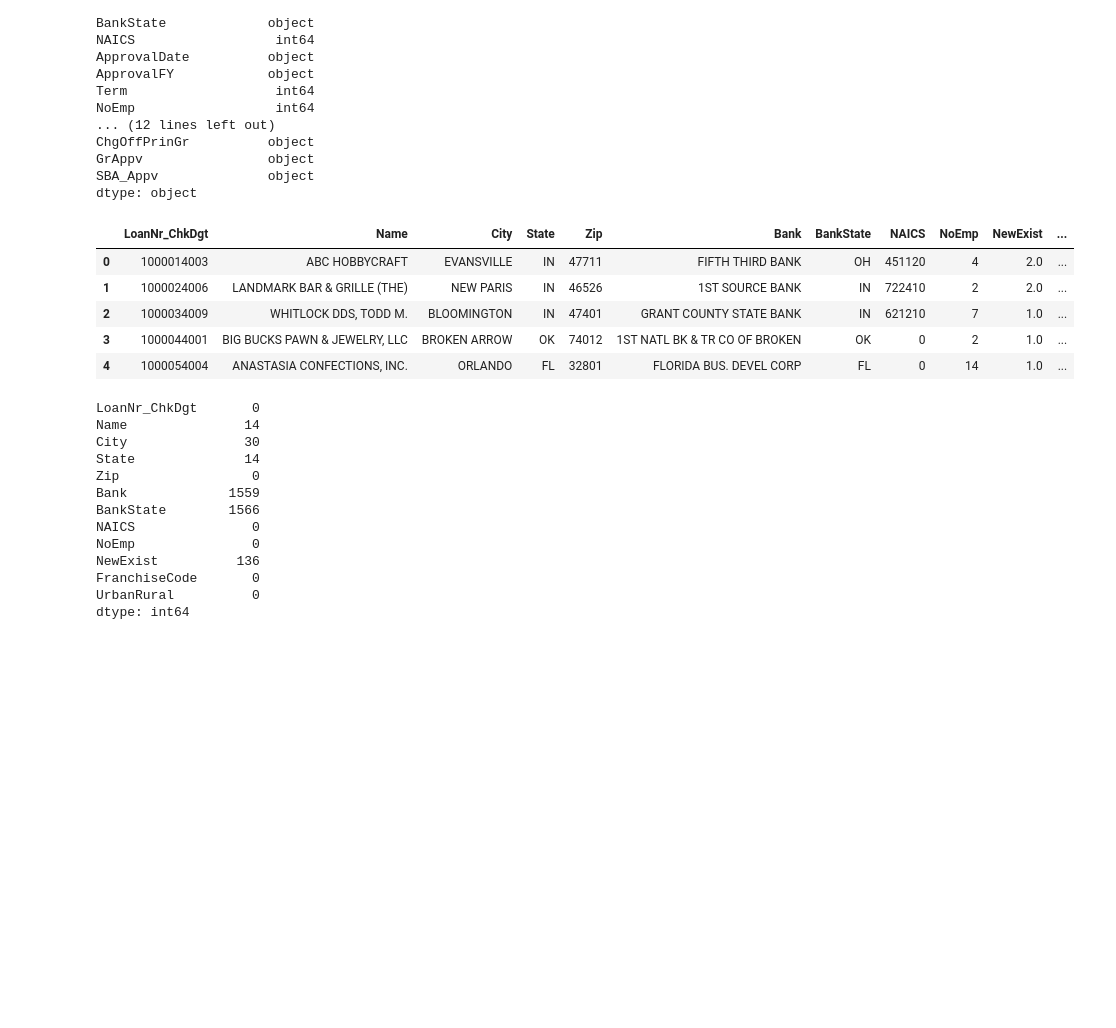
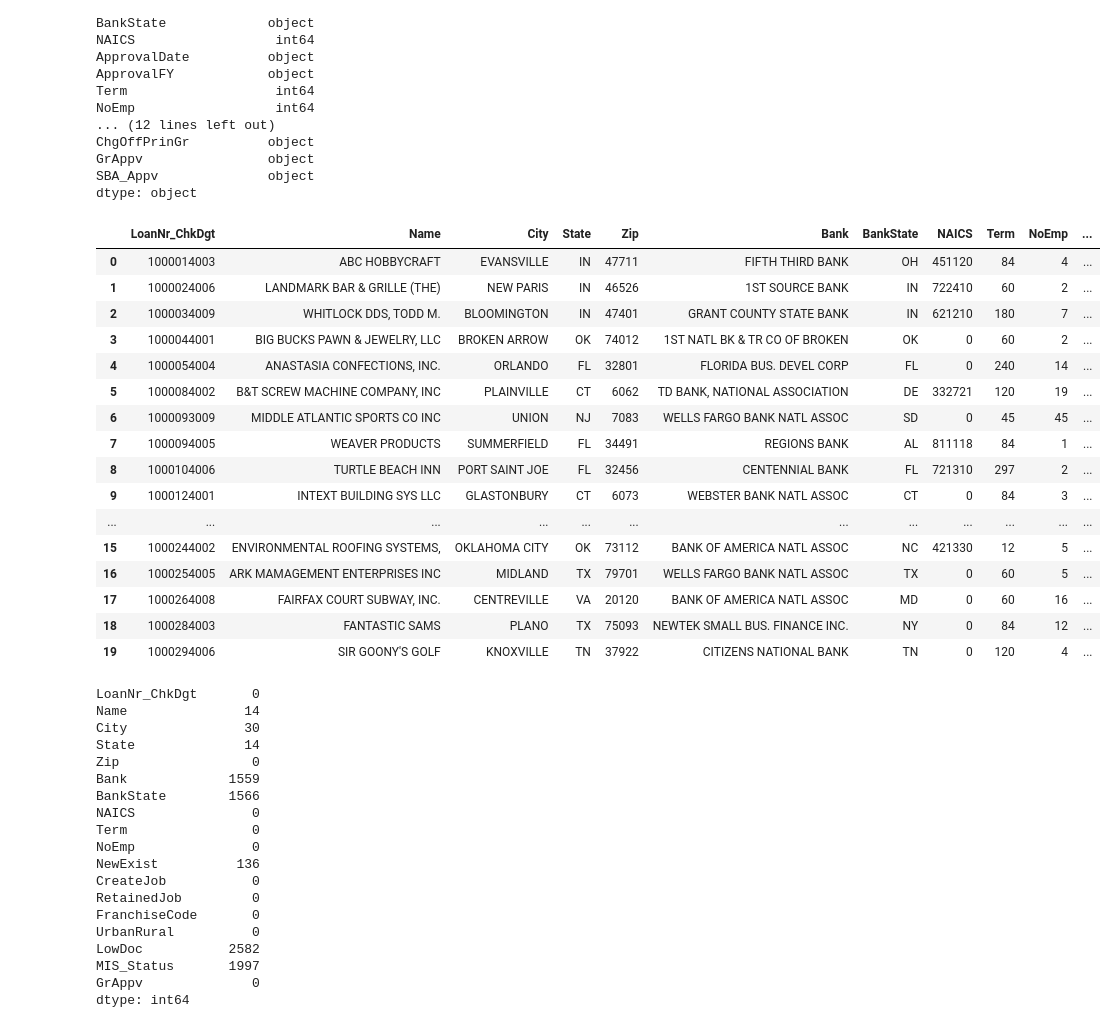
Before and after one commit to RaoufAddeche/Simplon_SBA-modelisation, a Jupyter notebook: clean_data.ipynb, the cells around one changed output. Cells and saved outputs as stored; diff of their text form; code cells hidden in the pictures; blank space fills up the shorter version.

```diff
--- a/clean_data.ipynb
+++ b/clean_data.ipynb
@@ -72,19 +72,31 @@ SBA_Appv              object
 dtype: object
 # %%
 df_cleaned = df.drop([
-    'SBA_Appv', 'GrAppv', 'ChgOffPrinGr', 'MIS_Status', 'BalanceGross',
-    'DisbursementGross', 'DisbursementDate', 'ChgOffDate', 'LowDoc',
-    'RevLineCr', 'RetainedJob', 'CreateJob', 'Term', 'ApprovalFY', 'ApprovalDate'
+    'SBA_Appv', 'ChgOffPrinGr', 'BalanceGross',
+    'DisbursementGross', 'DisbursementDate', 'ChgOffDate',
+    'RevLineCr', 'ApprovalFY', 'ApprovalDate'
 ], axis=1)
+#dropping target leaking columns , 'RetainedJob', 'CreateJob', 'Term'??
 # %%
-df_cleaned.head()
+df_cleaned.head(20)
 # %% [output]
-|  | LoanNr_ChkDgt | Name | City | State | Zip | Bank | BankState | NAICS | NoEmp | NewExist | ... |
-| 0 | 1000014003 | ABC HOBBYCRAFT | EVANSVILLE | IN | 47711 | FIFTH THIRD BANK | OH | 451120 | 4 | 2.0 | ... |
-| 1 | 1000024006 | LANDMARK BAR & GRILLE (THE) | NEW PARIS | IN | 46526 | 1ST SOURCE BANK | IN | 722410 | 2 | 2.0 | ... |
-| 2 | 1000034009 | WHITLOCK DDS, TODD M. | BLOOMINGTON | IN | 47401 | GRANT COUNTY STATE BANK | IN | 621210 | 7 | 1.0 | ... |
-| 3 | 1000044001 | BIG BUCKS PAWN & JEWELRY, LLC | BROKEN ARROW | OK | 74012 | 1ST NATL BK & TR CO OF BROKEN | OK | 0 | 2 | 1.0 | ... |
-| 4 | 1000054004 | ANASTASIA CONFECTIONS, INC. | ORLANDO | FL | 32801 | FLORIDA BUS. DEVEL CORP | FL | 0 | 14 | 1.0 | ... |
+|  | LoanNr_ChkDgt | Name | City | State | Zip | Bank | BankState | NAICS | Term | NoEmp | ... |
+| 0 | 1000014003 | ABC HOBBYCRAFT | EVANSVILLE | IN | 47711 | FIFTH THIRD BANK | OH | 451120 | 84 | 4 | ... |
+| 1 | 1000024006 | LANDMARK BAR & GRILLE (THE) | NEW PARIS | IN | 46526 | 1ST SOURCE BANK | IN | 722410 | 60 | 2 | ... |
+| 2 | 1000034009 | WHITLOCK DDS, TODD M. | BLOOMINGTON | IN | 47401 | GRANT COUNTY STATE BANK | IN | 621210 | 180 | 7 | ... |
+| 3 | 1000044001 | BIG BUCKS PAWN & JEWELRY, LLC | BROKEN ARROW | OK | 74012 | 1ST NATL BK & TR CO OF BROKEN | OK | 0 | 60 | 2 | ... |
+| 4 | 1000054004 | ANASTASIA CONFECTIONS, INC. | ORLANDO | FL | 32801 | FLORIDA BUS. DEVEL CORP | FL | 0 | 240 | 14 | ... |
+| 5 | 1000084002 | B&T SCREW MACHINE COMPANY, INC | PLAINVILLE | CT | 6062 | TD BANK, NATIONAL ASSOCIATION | DE | 332721 | 120 | 19 | ... |
+| 6 | 1000093009 | MIDDLE ATLANTIC SPORTS CO INC | UNION | NJ | 7083 | WELLS FARGO BANK NATL ASSOC | SD | 0 | 45 | 45 | ... |
+| 7 | 1000094005 | WEAVER PRODUCTS | SUMMERFIELD | FL | 34491 | REGIONS BANK | AL | 811118 | 84 | 1 | ... |
+| 8 | 1000104006 | TURTLE BEACH INN | PORT SAINT JOE | FL | 32456 | CENTENNIAL BANK | FL | 721310 | 297 | 2 | ... |
+| 9 | 1000124001 | INTEXT BUILDING SYS LLC | GLASTONBURY | CT | 6073 | WEBSTER BANK NATL ASSOC | CT | 0 | 84 | 3 | ... |
+| ... | ... | ... | ... | ... | ... | ... | ... | ... | ... | ... | ... |
+| 15 | 1000244002 | ENVIRONMENTAL ROOFING SYSTEMS, | OKLAHOMA CITY | OK | 73112 | BANK OF AMERICA NATL ASSOC | NC | 421330 | 12 | 5 | ... |
+| 16 | 1000254005 | ARK MAMAGEMENT ENTERPRISES INC | MIDLAND | TX | 79701 | WELLS FARGO BANK NATL ASSOC | TX | 0 | 60 | 5 | ... |
+| 17 | 1000264008 | FAIRFAX COURT SUBWAY, INC. | CENTREVILLE | VA | 20120 | BANK OF AMERICA NATL ASSOC | MD | 0 | 60 | 16 | ... |
+| 18 | 1000284003 | FANTASTIC SAMS | PLANO | TX | 75093 | NEWTEK SMALL BUS. FINANCE INC. | NY | 0 | 84 | 12 | ... |
+| 19 | 1000294006 | SIR GOONY'S GOLF | KNOXVILLE | TN | 37922 | CITIZENS NATIONAL BANK | TN | 0 | 120 | 4 | ... |
 # %%
 df_cleaned.isna().sum()
 # %% [output]
@@ -96,8 +108,14 @@ Zip                 0
 Bank             1559
 BankState        1566
 NAICS               0
+Term                0
 NoEmp               0
 NewExist          136
+CreateJob           0
+RetainedJob         0
 FranchiseCode       0
 UrbanRural          0
+LowDoc           2582
+MIS_Status       1997
+GrAppv              0
 dtype: int64
```
Also changed, not shown: parts of 13 cells of this notebook.
